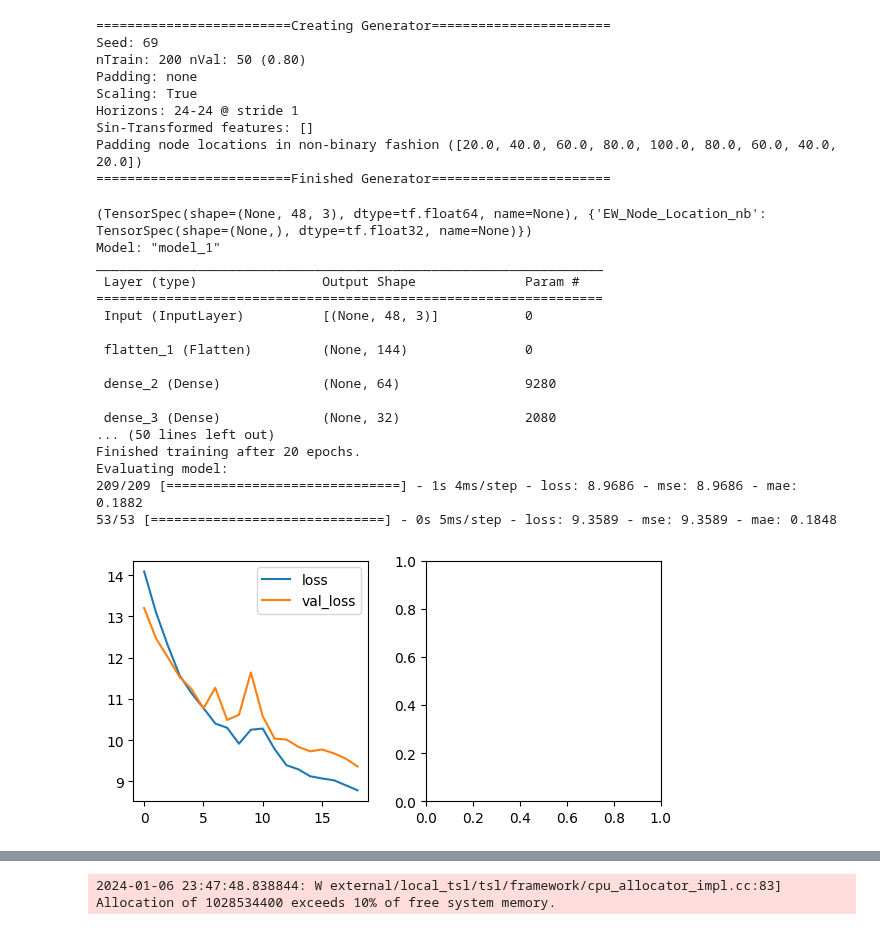
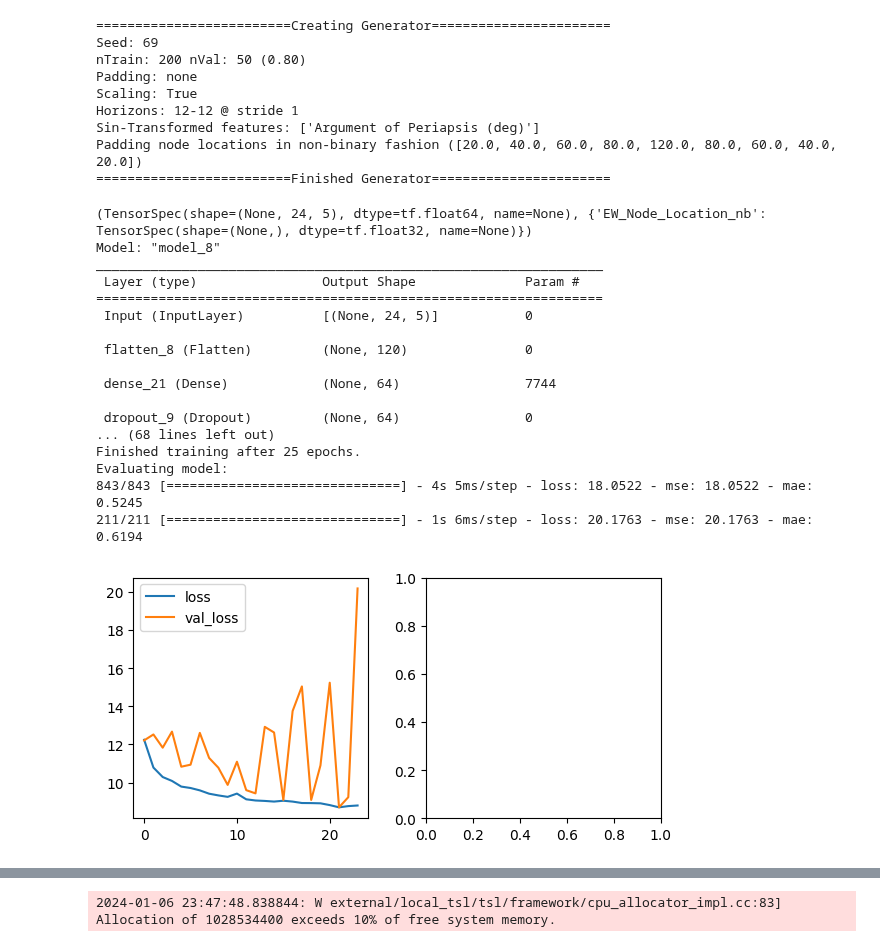
Before and after one commit to DavidBaldsiefen/splid-challenge, a Jupyter notebook: node_localizer.ipynb, the cells around one changed output, grey strips where cells are left out. Drawn from its saved outputs; the diff is of its cells as text; code cells hidden in the pictures.

```diff
--- a/node_localizer.ipynb
+++ b/node_localizer.ipynb
@@ -37,7 +38,7 @@ input_features_reduced = ['Eccentricity', 'Semimajor Axis (m)', 'Inclination (de
        'Longitude (deg)', 'Altitude (m)']
 
 ew_input_features = ['Eccentricity', 'Semimajor Axis (m)', 'Argument of Periapsis (deg)', 'Longitude (deg)', 'Altitude (m)']
-ew_input_features = ['Eccentricity', 'Longitude (deg)', 'Latitude (deg)']
+#ew_input_features = ['Eccentricity', 'Longitude (deg)', 'Latitude (deg)']
 
 ns_input_features = ['Eccentricity', 'Semimajor Axis (m)', 'RAAN (deg)', 'Inclination (deg)', 'Latitude (deg)', 'Altitude (m)']
 
@@ -45,10 +46,10 @@ ns_input_features = ['Eccentricity', 'Semimajor Axis (m)', 'RAAN (deg)', 'Inclin
 utils.set_random_seed(42)
 ds_gen_ew = datahandler.DatasetGenerator(split_df=split_dataframes, input_features=ew_input_features,
                                       with_labels=True, pad_location_labels=0,
-                                      nonbinary_padding=[100.0, 80.0, 60.0, 40.0, 20.0],
+                                      nonbinary_padding=[120.0, 80.0, 60.0, 40.0, 20.0],
                                       train_val_split=0.8, input_stride=1, padding='none',
                                       transform_features=True,
-                                      input_history_steps=24, input_future_steps=24, seed=69)
+                                      input_history_steps=12, input_future_steps=12, seed=69)
 
 # ds_gen_ns = datahandler.DatasetGenerator(split_df=split_dataframes, input_features=ns_input_features,
 #                                       with_labels=True, pad_location_labels=2,
@@ -61,8 +62,8 @@ Seed: 69
 nTrain: 200 nVal: 50 (0.80)
 Padding: none
 Scaling: True
-Horizons: 24-24 @ stride 1
-Sin-Transformed features: []
-Padding node locations in non-binary fashion ([20.0, 40.0, 60.0, 80.0, 100.0, 80.0, 60.0, 40.0, 20.0])
+Horizons: 12-12 @ stride 1
+Sin-Transformed features: ['Argument of Periapsis (deg)']
+Padding node locations in non-binary fashion ([20.0, 40.0, 60.0, 80.0, 120.0, 80.0, 60.0, 40.0, 20.0])
 =========================Finished Generator=======================
 # %%
@@ -84,35 +85,35 @@ hist = model_ew.fit(train_ew, val_ds=val_ew, epochs=20, verbose=1, plot_hist=Tru
                     callbacks=[])
 #model_ew.model.save('models/ew_localizer.hdf5')
 # %%
-train_ew, val_ew = ds_gen_ew.get_datasets(512, label_features=['EW_Node_Location_nb'], shuffle=True, stride=4)
-
+train_ew, val_ew = ds_gen_ew.get_datasets(512, label_features=['EW_Node_Location_nb'], shuffle=True, stride=1)
+# TODO: add a form of stride that keeps all the label fields?
 print(train_ew.element_spec)
 
-model_ew = prediction_models.Dense_NN_regression(val_ew, conv1d_layers=[], dense_layers=[64,32],
-                                                 l2_reg=0.0, mixed_dropout=0.0,
-                                                 lr_scheduler=[0.001,20000,0.9],
+model_ew = prediction_models.Dense_NN_regression(val_ew, conv1d_layers=[], dense_layers=[64,32,4],
+                                                 l2_reg=0.0, mixed_dropout=0.2,
+                                                 lr_scheduler=[0.001,10000,0.9],
                                                  final_activation='relu',
                                                  seed=0)
 
 model_ew.summary()
-hist = model_ew.fit(train_ew, val_ds=val_ew, epochs=20, verbose=1, plot_hist=True, callbacks=[])
+hist = model_ew.fit(train_ew, val_ds=val_ew, epochs=25, verbose=1, plot_hist=True, callbacks=[])
 # %% [output]
-(TensorSpec(shape=(None, 48, 3), dtype=tf.float64, name=None), {'EW_Node_Location_nb': TensorSpec(shape=(None,), dtype=tf.float32, name=None)})
-Model: "model_1"
+(TensorSpec(shape=(None, 24, 5), dtype=tf.float64, name=None), {'EW_Node_Location_nb': TensorSpec(shape=(None,), dtype=tf.float32, name=None)})
+Model: "model_8"
 _________________________________________________________________
  Layer (type)                Output Shape              Param #
 =================================================================
- Input (InputLayer)          [(None, 48, 3)]           0
+ Input (InputLayer)          [(None, 24, 5)]           0
 
- flatten_1 (Flatten)         (None, 144)               0
+ flatten_8 (Flatten)         (None, 120)               0
 
- dense_2 (Dense)             (None, 64)                9280
+ dense_21 (Dense)            (None, 64)                7744
 
- dense_3 (Dense)             (None, 32)                2080
-... (50 lines left out)
-Finished training after 20 epochs.
+ dropout_9 (Dropout)         (None, 64)                0
+... (68 lines left out)
+Finished training after 25 epochs.
 Evaluating model:
-209/209 [==============================] - 1s 4ms/step - loss: 8.9686 - mse: 8.9686 - mae: 0.1882
-53/53 [==============================] - 0s 5ms/step - loss: 9.3589 - mse: 9.3589 - mae: 0.1848
+843/843 [==============================] - 4s 5ms/step - loss: 18.0522 - mse: 18.0522 - mae: 0.5245
+211/211 [==============================] - 1s 6ms/step - loss: 20.1763 - mse: 20.1763 - mae: 0.6194
-[figure, old version]
+[figure, new version]
 # %%
```
Also changed, not shown: parts of 10 cells of this notebook, 3 other files.
